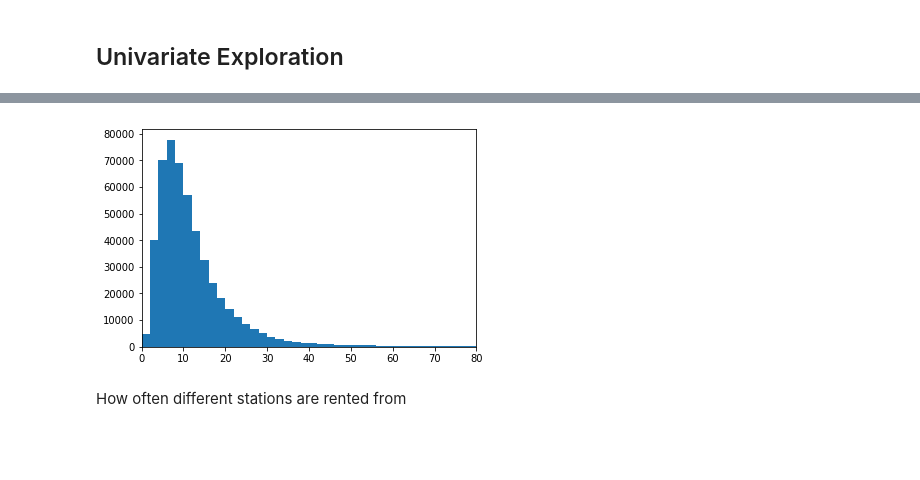
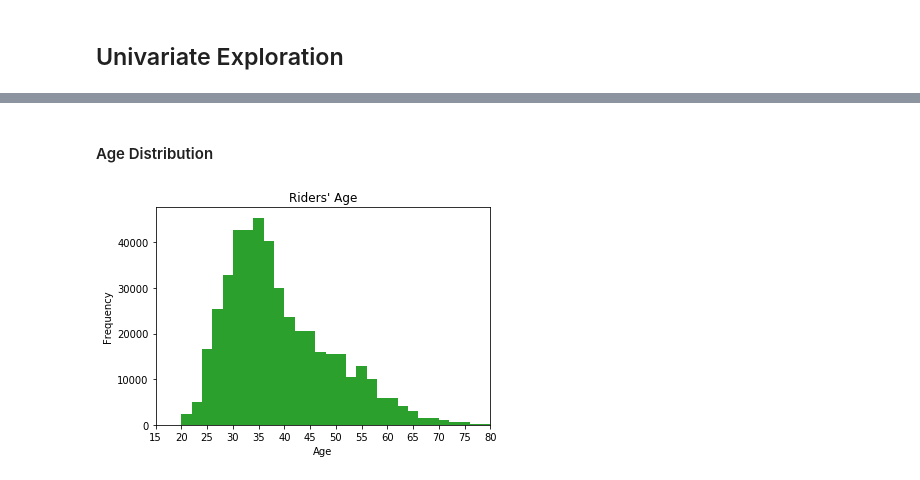
Before and after one commit to juliouribe/Visualizing_Bike_Data, a Jupyter notebook: Exploratory_Analysis.ipynb, the cells around one changed output, grey strips where cells are left out. Saved outputs shown, nothing was run; the diff lists cells and outputs as text; code cells hidden in the pictures; blank space fills up the shorter version.

Commit message:
Feat: Added two plots to univariate exploration: gender as a proportion and age distribution.

```diff
--- a/Exploratory_Analysis.ipynb
+++ b/Exploratory_Analysis.ipynb
@@ -124,9 +152,15 @@ Histogram of duration bikes are rented
+# %% [markdown]
+#### Age Distribution
 # %%
-bin_edges = np.arange(0, bikes_clean['duration_min'].max()+50, 2)
-plt.hist(data = bikes_clean, x = 'duration_min', bins=bin_edges)
-#plt.xticks([0, 5, 10, 15, 20, 25, 30, 35, 40, 45, 50, 55, 60, 65, 70, 75, 80])
-plt.xlim(0, 80);
+base_color = sb.color_palette()[2]
+bikes_clean['age'] = 2019 - bikes['member_birth_year']
+bin_edges = np.arange(0, bikes_clean['age'].max()+1, 2)
+plt.hist(data = bikes_clean, x = 'age', bins=bin_edges, color = base_color)
+plt.xticks([15, 20, 25, 30, 35, 40, 45, 50, 55, 60, 65, 70, 75, 80])
+plt.xlim(0, 80)
+plt.title("Riders' Age")
+plt.xlabel('Age')
+plt.xlim(15, 80) # Riders need to be at least 18 to use program
+plt.ylabel('Frequency');
 # %% [output]
-[figure, old version]
+[figure, new version]
-# %% [markdown]
-How often different stations are rented from
```
Also changed, not shown: parts of 8 cells of this notebook.
